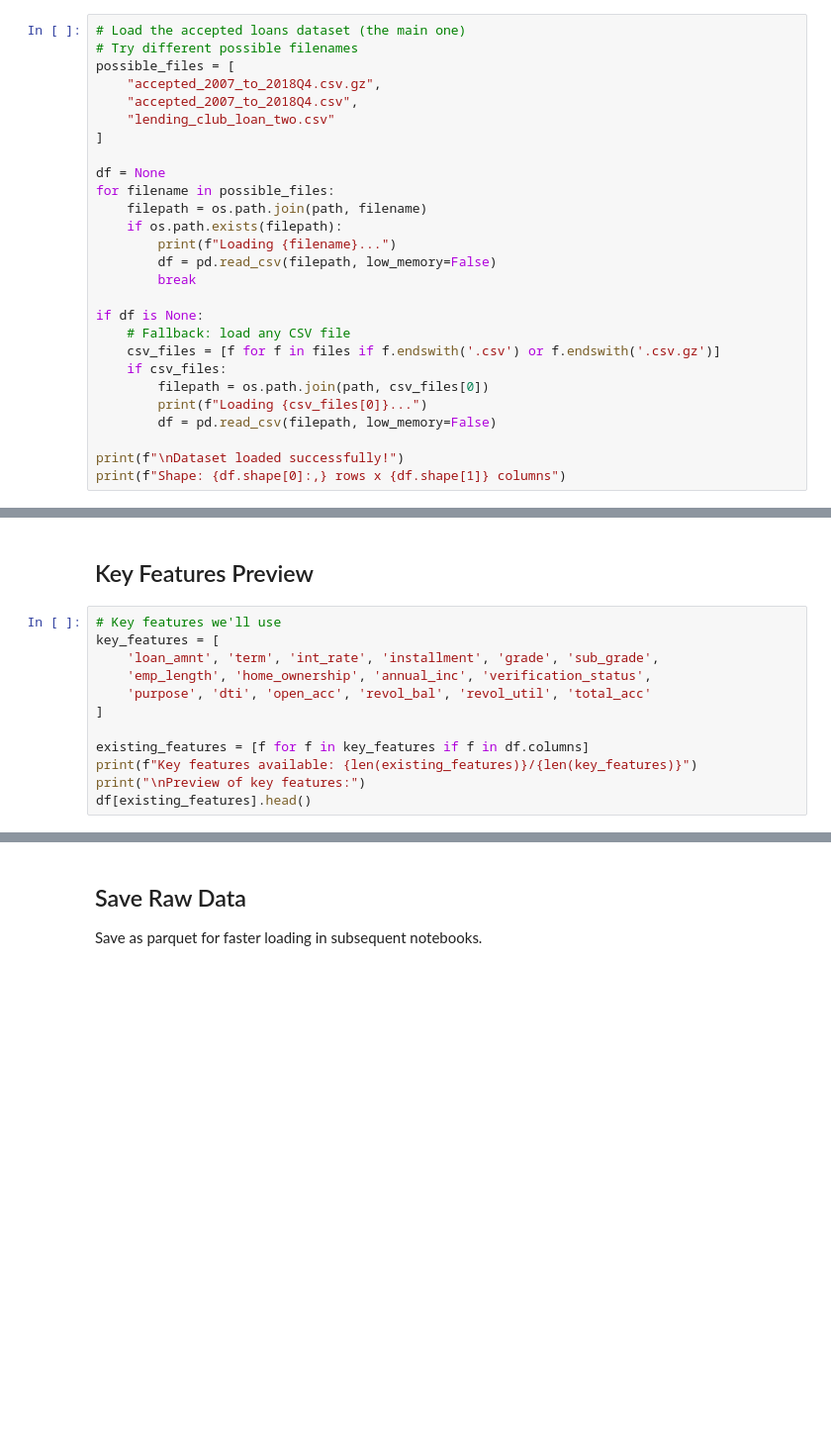
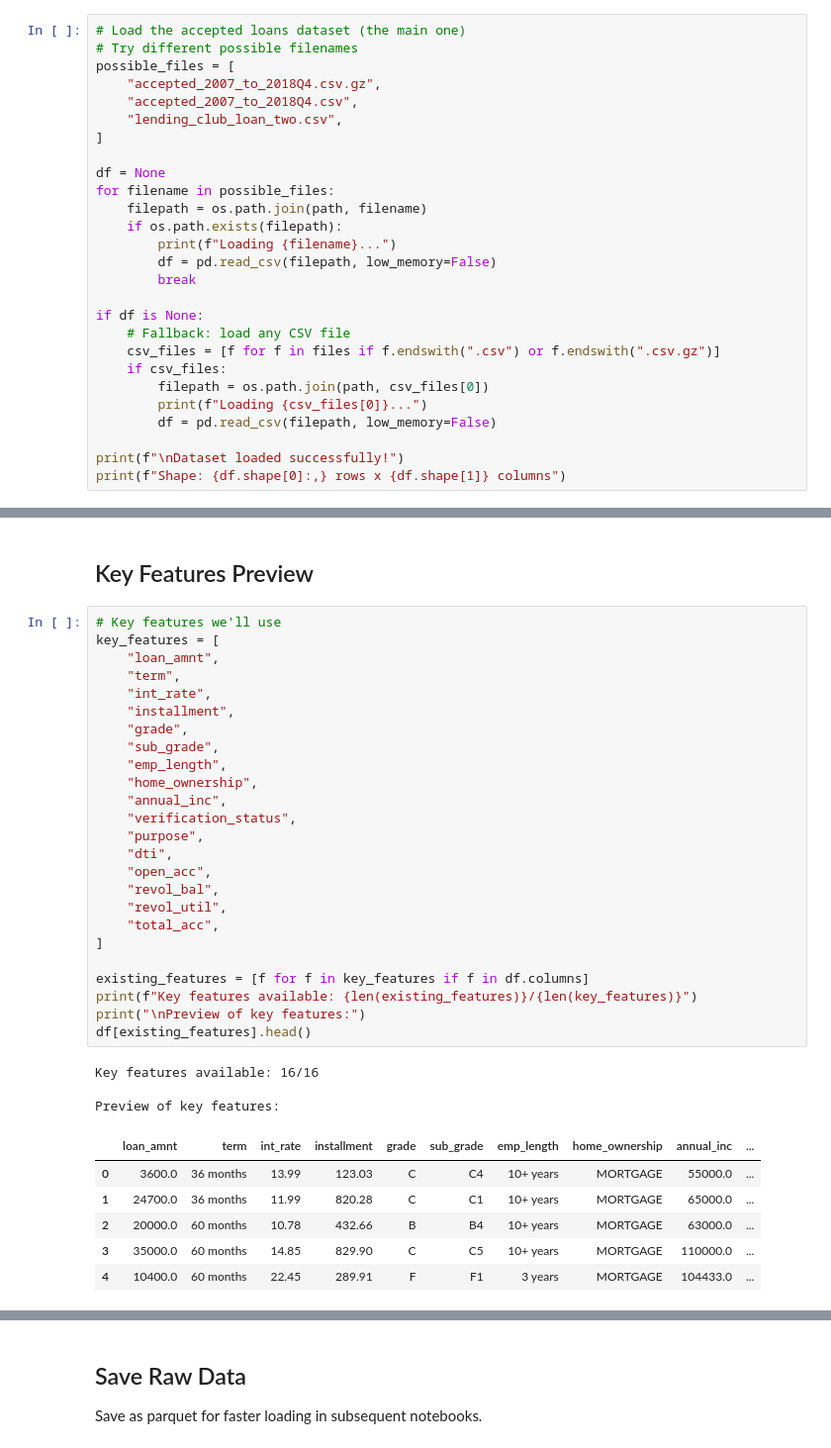
Before and after one commit to Hussain0327/risk_modeling, a Jupyter notebook: notebooks/01_data_acquisition.ipynb, the cells around one changed output, grey strips where cells are left out. Shown at 99% size. Cells and saved outputs as stored; diff of their text form; blank space fills up the shorter version.

```diff
--- a/notebooks/01_data_acquisition.ipynb
+++ b/notebooks/01_data_acquisition.ipynb
@@ -48,7 +65,7 @@ for f in files:
 possible_files = [
     "accepted_2007_to_2018Q4.csv.gz",
     "accepted_2007_to_2018Q4.csv",
-    "lending_club_loan_two.csv"
+    "lending_club_loan_two.csv",
 ]
 
 df = None
@@ -61,7 +78,7 @@ for filename in possible_files:
 
 if df is None:
     # Fallback: load any CSV file
-    csv_files = [f for f in files if f.endswith('.csv') or f.endswith('.csv.gz')]
+    csv_files = [f for f in files if f.endswith(".csv") or f.endswith(".csv.gz")]
     if csv_files:
         filepath = os.path.join(path, csv_files[0])
         print(f"Loading {csv_files[0]}...")
@@ -105,15 +162,38 @@ print(f"Percentage of total: {binary_count/len(df)*100:.1f}%")
 # %%
 # Key features we'll use
 key_features = [
-    'loan_amnt', 'term', 'int_rate', 'installment', 'grade', 'sub_grade',
-    'emp_length', 'home_ownership', 'annual_inc', 'verification_status',
-    'purpose', 'dti', 'open_acc', 'revol_bal', 'revol_util', 'total_acc'
+    "loan_amnt",
+    "term",
+    "int_rate",
+    "installment",
+    "grade",
+    "sub_grade",
+    "emp_length",
+    "home_ownership",
+    "annual_inc",
+    "verification_status",
+    "purpose",
+    "dti",
+    "open_acc",
+    "revol_bal",
+    "revol_util",
+    "total_acc",
 ]
 
 existing_features = [f for f in key_features if f in df.columns]
 print(f"Key features available: {len(existing_features)}/{len(key_features)}")
 print("\nPreview of key features:")
 df[existing_features].head()
+# %% [output]
+Key features available: 16/16
+
+Preview of key features:
+|  | loan_amnt | term | int_rate | installment | grade | sub_grade | emp_length | home_ownership | annual_inc | ... |
+| 0 | 3600.0 | 36 months | 13.99 | 123.03 | C | C4 | 10+ years | MORTGAGE | 55000.0 | ... |
+| 1 | 24700.0 | 36 months | 11.99 | 820.28 | C | C1 | 10+ years | MORTGAGE | 65000.0 | ... |
+| 2 | 20000.0 | 60 months | 10.78 | 432.66 | B | B4 | 10+ years | MORTGAGE | 63000.0 | ... |
+| 3 | 35000.0 | 60 months | 14.85 | 829.90 | C | C5 | 10+ years | MORTGAGE | 110000.0 | ... |
+| 4 | 10400.0 | 60 months | 22.45 | 289.91 | F | F1 | 3 years | MORTGAGE | 104433.0 | ... |
 # %%
 # Missing values in key features
 print("Missing values in key features:")
```
Also changed, not shown: parts of 14 cells of this notebook, 18 other files.
